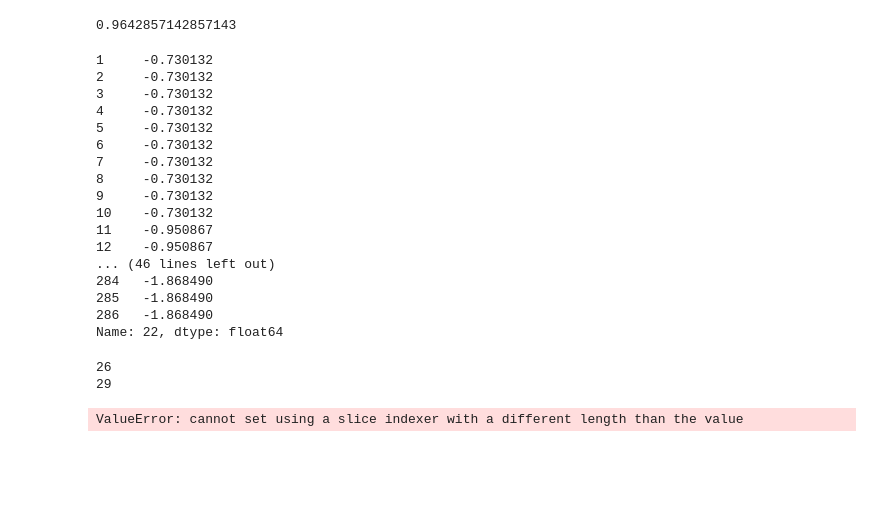
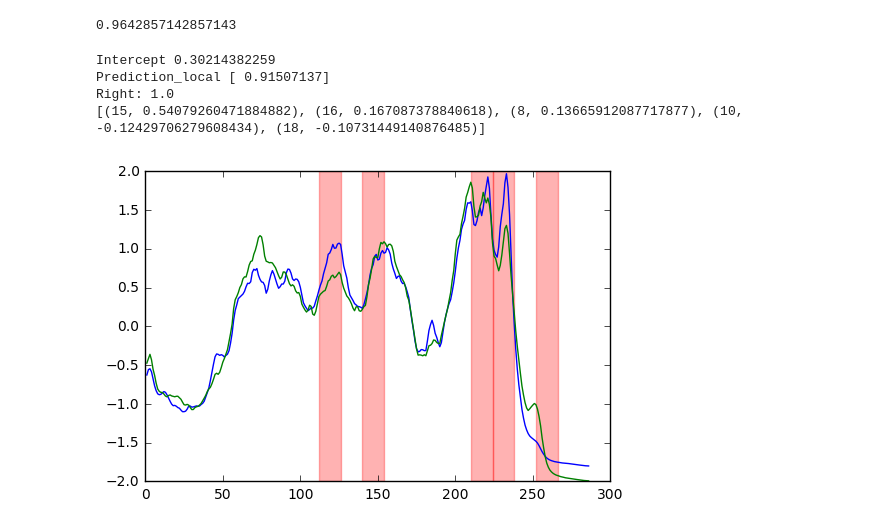
Before and after one commit to emanuel-metzenthin/Lime-For-Time, a Jupyter notebook: LIME-Pipeline.ipynb, the cells around one changed output. Saved outputs shown, nothing was run; the diff lists cells and outputs as text; code cells hidden in the pictures; blank space fills up the shorter version.

```diff
--- a/LIME-Pipeline.ipynb
+++ b/LIME-Pipeline.ipynb
@@ -37,38 +40,23 @@ knn.fit(coffee_train_x, coffee_train_y)
 acc(coffee_test_y, knn.predict(coffee_test_x))
 # %% [output]
 0.9642857142857143
-# %%
-print(coffee_train_x.loc[22,:])
-# %% [output]
-1     -0.730132
-2     -0.730132
-3     -0.730132
-4     -0.730132
-5     -0.730132
-6     -0.730132
-7     -0.730132
-8     -0.730132
-9     -0.730132
-10    -0.730132
-11    -0.950867
-12    -0.950867
-... (46 lines left out)
-284   -1.868490
-285   -1.868490
-286   -1.868490
-Name: 22, dtype: float64
 # %%
 idx = 22
+num_features = 5
 explainer = LimeTimeSeriesExplanation(class_names=['0', '1'])
-data, labels, series = explainer.explain_instance(coffee_train_x.loc[idx, :], knn.predict_proba, num_features=len(coffee_train_x.loc[0, :]), training_set=coffee_train_x)
-#print(explainer.__data_labels_distances(coffee_test_x[idx], knn.predict_proba, 10, 20, coffee_train_x))
-plt.plot(series[1])
-plt.show()
-plt.plot(series[2])
-plt.show()
-plt.plot(series[3])
-plt.show()
+exp = explainer.explain_instance(coffee_train_x.loc[idx, :], knn.predict_proba, num_features=num_features, training_set=coffee_train_x)
+print(exp.as_list())
 # %% [output]
-26
-29
+Intercept 0.30214382259
+Prediction_local [ 0.91507137]
+Right: 1.0
+[(15, 0.54079260471884882), (16, 0.167087378840618), (8, 0.13665912087717877), (10, -0.12429706279608434), (18, -0.10731449140876485)]
-ValueError: cannot set using a slice indexer with a different length than the value
+# %%
+plt.plot(coffee_train_x.iloc[22, :])
+plt.plot(coffee_train_x.iloc[2, :], color='green')
+for i in range(num_features):
+    feat, _ = exp.as_list()[i]
+    plt.axvspan(feat * 14, feat * 14 + 14, color='red', alpha=0.3)
+plt.show()
+# %% [output]
+[figure, added]
```
Also changed, not shown: parts of 2 cells of this notebook, 1 other file.
